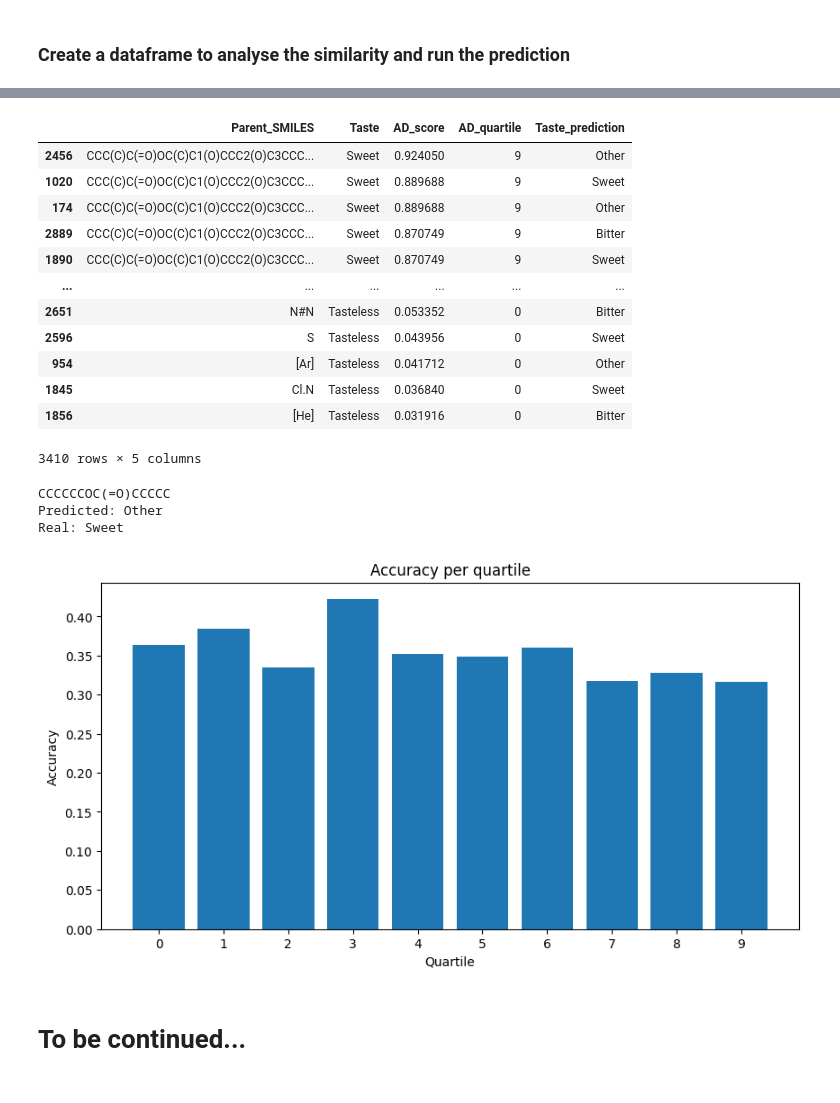
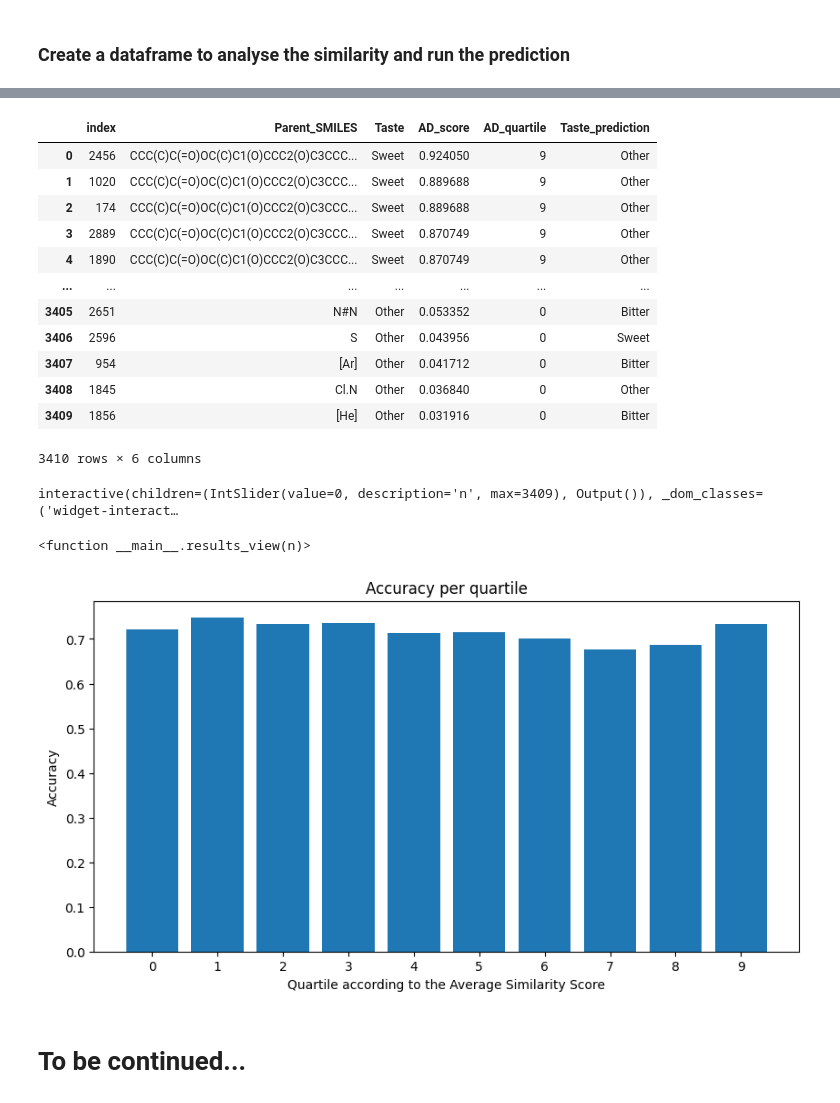
Before and after one commit to lorenzopallante/VirtuousMultiTaste, a Jupyter notebook: notebook/ApplicabilityDonain.ipynb, the cells around one changed output, grey strips where cells are left out. Cells and saved outputs as stored; diff of their text form; code cells hidden in the pictures.

```diff
--- a/notebook/ApplicabilityDonain.ipynb
+++ b/notebook/ApplicabilityDonain.ipynb
@@ -60,0 +87,6 @@ DB
+# %%
+# retrieve performance metrics
+from sklearn.metrics import accuracy_score, f1_score, fbeta_score, precision_score, recall_score, auc
+
+accuracy_score = accuracy_score(DB["Taste"], DB["Taste_prediction"])
+accuracy_score
@@ -140,5 +174,6 @@ test_AD["AD_score"] = test_scores
 test_AD = test_AD.sort_values(by="AD_score", ascending=False)
 test_AD["AD_quartile"] = pd.qcut(test_AD["AD_score"], 10, labels=False)
 test_AD["AD_quartile"] = test_AD["AD_quartile"].astype("int")
+test_AD.reset_index(inplace=True)
 test_AD
 # %% [output]
@@ -166,30 +199,37 @@ test_AD.Parent_SMILES.to_csv(test_path + os.sep + "test_AD_SMILES.txt", sep="\t"
 # %%
 # retrieve the results and add into a column of test_AD
 test_AD["Taste_prediction"] = pd.read_csv(test_path + os.sep + "test_AD/result_dominant_label.txt", sep="\t", header=None)[0]
+test_AD["Taste"] = test_AD["Taste"].replace("Tasteless", "Other")
 test_AD
 # %% [output]
-|  | Parent_SMILES | Taste | AD_score | AD_quartile | Taste_prediction |
-| 2456 | CCC(C)C(=O)OC(C)C1(O)CCC2(O)C3CCC... | Sweet | 0.924050 | 9 | Other |
-| 1020 | CCC(C)C(=O)OC(C)C1(O)CCC2(O)C3CCC... | Sweet | 0.889688 | 9 | Sweet |
-| 174 | CCC(C)C(=O)OC(C)C1(O)CCC2(O)C3CCC... | Sweet | 0.889688 | 9 | Other |
-| 2889 | CCC(C)C(=O)OC(C)C1(O)CCC2(O)C3CCC... | Sweet | 0.870749 | 9 | Bitter |
-| 1890 | CCC(C)C(=O)OC(C)C1(O)CCC2(O)C3CCC... | Sweet | 0.870749 | 9 | Sweet |
-| ... | ... | ... | ... | ... | ... |
-| 2651 | N#N | Tasteless | 0.053352 | 0 | Bitter |
-| 2596 | S | Tasteless | 0.043956 | 0 | Sweet |
-| 954 | [Ar] | Tasteless | 0.041712 | 0 | Other |
-| 1845 | Cl.N | Tasteless | 0.036840 | 0 | Sweet |
-| 1856 | [He] | Tasteless | 0.031916 | 0 | Bitter |
+|  | index | Parent_SMILES | Taste | AD_score | AD_quartile | Taste_prediction |
+| 0 | 2456 | CCC(C)C(=O)OC(C)C1(O)CCC2(O)C3CCC... | Sweet | 0.924050 | 9 | Other |
+| 1 | 1020 | CCC(C)C(=O)OC(C)C1(O)CCC2(O)C3CCC... | Sweet | 0.889688 | 9 | Other |
+| 2 | 174 | CCC(C)C(=O)OC(C)C1(O)CCC2(O)C3CCC... | Sweet | 0.889688 | 9 | Other |
+| 3 | 2889 | CCC(C)C(=O)OC(C)C1(O)CCC2(O)C3CCC... | Sweet | 0.870749 | 9 | Other |
+| 4 | 1890 | CCC(C)C(=O)OC(C)C1(O)CCC2(O)C3CCC... | Sweet | 0.870749 | 9 | Other |
+| ... | ... | ... | ... | ... | ... | ... |
+| 3405 | 2651 | N#N | Other | 0.053352 | 0 | Bitter |
+| 3406 | 2596 | S | Other | 0.043956 | 0 | Sweet |
+| 3407 | 954 | [Ar] | Other | 0.041712 | 0 | Bitter |
+| 3408 | 1845 | Cl.N | Other | 0.036840 | 0 | Other |
+| 3409 | 1856 | [He] | Other | 0.031916 | 0 | Bitter |
-3410 rows × 5 columns
+3410 rows × 6 columns
 # %%
-n = 67
-print (test_AD.Parent_SMILES.iloc[n])
-print ('Predicted: ' + test_AD.Taste_prediction.iloc[n])
-print ('Real: ' + test_AD.Taste.iloc[n])
+def results_view (n):
+    print (test_AD.Parent_SMILES.iloc[n])
+    print ('Predicted: ' + test_AD.Taste_prediction.iloc[n])
+    print ('Real: ' + test_AD.Taste.iloc[n])
+    print ('AD score: ' + str(np.array(test_AD.AD_score.iloc[n]).round(2)))
+
+# use interactive widget to visualize the results
+from ipywidgets import interact, interactive, fixed, interact_manual
+import ipywidgets as widgets
+
+interact(results_view, n=widgets.IntSlider(min=0, max=len(test_AD)-1, step=1, value=0))
 # %% [output]
-CCCCCCOC(=O)CCCCC
-Predicted: Other
-Real: Sweet
+interactive(children=(IntSlider(value=0, description='n', max=3409), Output()), _dom_classes=('widget-interact…
+<function __main__.results_view(n)>
 # %%
 # calcualate accuracy per quartile
 from sklearn.metrics import accuracy_score
@@ -199,18 +239,18 @@ acc = []
 n_quatriles = np.max(test_AD.AD_quartile) + 1
 
 for i in range(n_quatriles):
-    acc.append(accuracy_score(test_AD[test_AD.AD_quartile==i].Taste, test_AD[test_AD.AD_quartile==i].AD_prediction))
+    acc.append(accuracy_score(test_AD[test_AD.AD_quartile==i].Taste, test_AD[test_AD.AD_quartile==i].Taste_prediction))
 # %%
 # plot the accuracy per quartile
 plt.figure(figsize=(10,5))
 plt.bar(range(n_quatriles), acc)
 plt.xticks(range(n_quatriles), range(n_quatriles))
-plt.xlabel("Quartile")
+plt.xlabel("Quartile according to the Average Similarity Score")
 plt.ylabel("Accuracy")
 plt.title("Accuracy per quartile")
 plt.show()
 # %% [output]
-[figure, old version]
+[figure, new version]
 # %% [markdown]
 # To be continued...
 # %%
```
Also changed, not shown: parts of 7 cells of this notebook.
